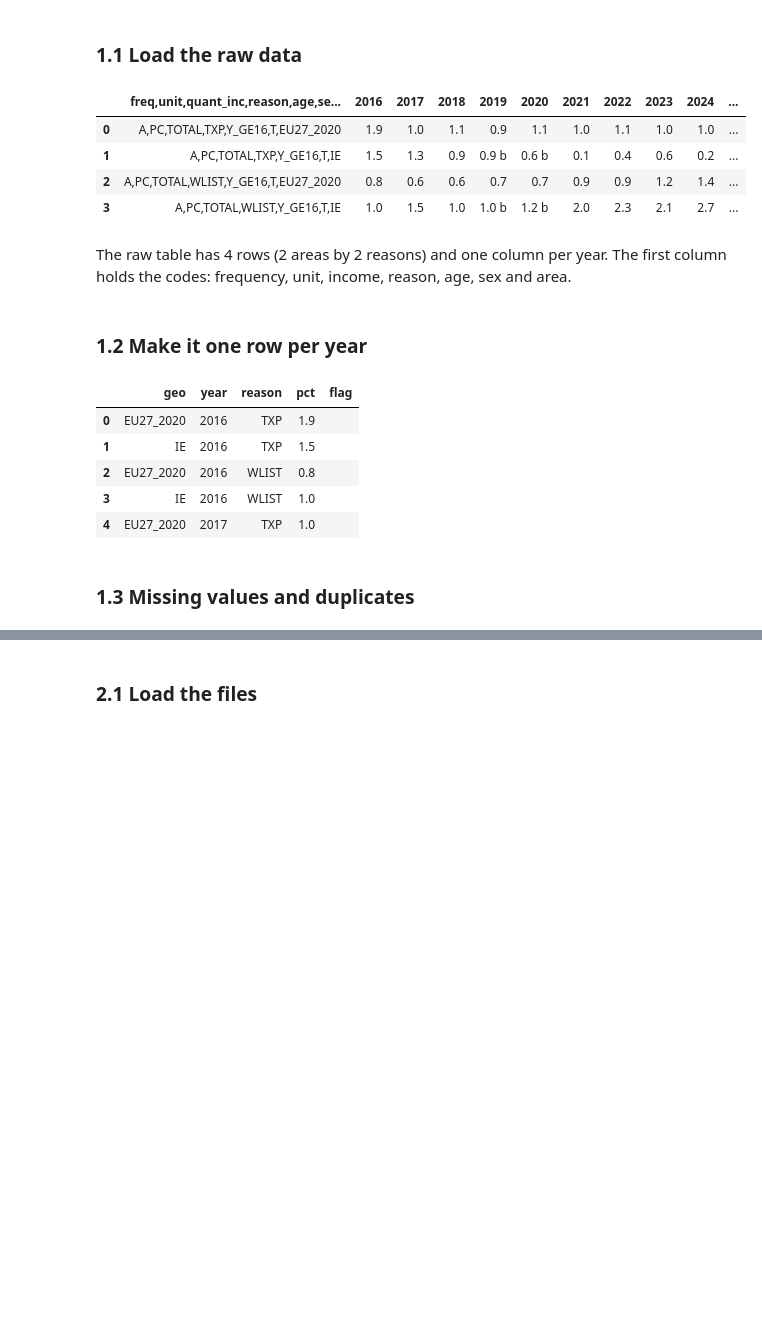
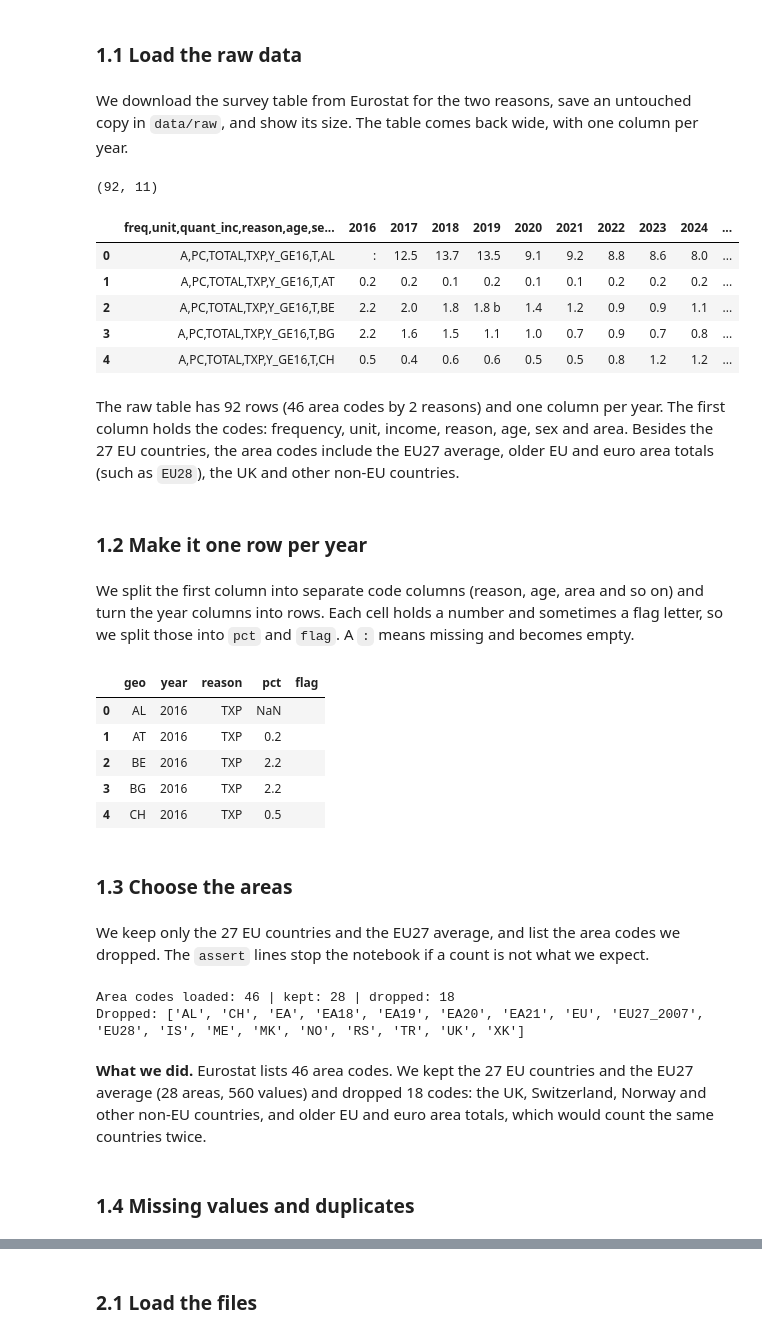
Before and after one commit to Jupiterium/ie-healthcare-access-dataviz, a Jupyter notebook: Data_Audit_Pandas_v4.ipynb, the cells around one changed output, grey strips where cells are left out. Saved outputs shown, nothing was run; the diff lists cells and outputs as text; code cells hidden in the pictures; blank space fills up the shorter version.

```diff
--- a/Data_Audit_Pandas_v4.ipynb
+++ b/Data_Audit_Pandas_v4.ipynb
@@ -65,28 +61,35 @@ Eurostat sends the data wide, with one column per year. A missing value is `:` a
 # %% [markdown]
 ### 1.1 Load the raw data
+# %% [markdown]
+We download the survey table from Eurostat for the two reasons, save an untouched copy in `data/raw`, and show its size. The table comes back wide, with one column per year.
 # %%
 EUROSTAT = "https://ec.europa.eu/eurostat/api/dissemination/sdmx/2.1/data/"
 url = (
     EUROSTAT
-    + "hlth_silc_08/A.PC.TOTAL.TXP+WLIST.Y_GE16.T.IE+EU27_2020?format=TSV&compressed=false&startPeriod=2016&endPeriod=2025"
+    + "hlth_silc_08/A.PC.TOTAL.TXP+WLIST.Y_GE16.T.?format=TSV&compressed=false&startPeriod=2016&endPeriod=2025"
 )
 
 raw = pd.read_csv(url, sep="\t")
 raw.columns = [c.strip() for c in raw.columns]
 raw.to_csv(RAW / "eurostat" / "hlth_silc_08.csv", index=False)  # keep the raw table
 sources.append(("Eurostat hlth_silc_08", url, len(raw)))
 
-raw
+print(raw.shape)
+raw.head()
 # %% [output]
+(92, 11)
 |  | freq,unit,quant_inc,reason,age,se... | 2016 | 2017 | 2018 | 2019 | 2020 | 2021 | 2022 | 2023 | 2024 | ... |
-| 0 | A,PC,TOTAL,TXP,Y_GE16,T,EU27_2020 | 1.9 | 1.0 | 1.1 | 0.9 | 1.1 | 1.0 | 1.1 | 1.0 | 1.0 | ... |
-| 1 | A,PC,TOTAL,TXP,Y_GE16,T,IE | 1.5 | 1.3 | 0.9 | 0.9 b | 0.6 b | 0.1 | 0.4 | 0.6 | 0.2 | ... |
-| 2 | A,PC,TOTAL,WLIST,Y_GE16,T,EU27_2020 | 0.8 | 0.6 | 0.6 | 0.7 | 0.7 | 0.9 | 0.9 | 1.2 | 1.4 | ... |
-| 3 | A,PC,TOTAL,WLIST,Y_GE16,T,IE | 1.0 | 1.5 | 1.0 | 1.0 b | 1.2 b | 2.0 | 2.3 | 2.1 | 2.7 | ... |
+| 0 | A,PC,TOTAL,TXP,Y_GE16,T,AL | : | 12.5 | 13.7 | 13.5 | 9.1 | 9.2 | 8.8 | 8.6 | 8.0 | ... |
+| 1 | A,PC,TOTAL,TXP,Y_GE16,T,AT | 0.2 | 0.2 | 0.1 | 0.2 | 0.1 | 0.1 | 0.2 | 0.2 | 0.2 | ... |
+| 2 | A,PC,TOTAL,TXP,Y_GE16,T,BE | 2.2 | 2.0 | 1.8 | 1.8 b | 1.4 | 1.2 | 0.9 | 0.9 | 1.1 | ... |
+| 3 | A,PC,TOTAL,TXP,Y_GE16,T,BG | 2.2 | 1.6 | 1.5 | 1.1 | 1.0 | 0.7 | 0.9 | 0.7 | 0.8 | ... |
+| 4 | A,PC,TOTAL,TXP,Y_GE16,T,CH | 0.5 | 0.4 | 0.6 | 0.6 | 0.5 | 0.5 | 0.8 | 1.2 | 1.2 | ... |
 # %% [markdown]
-The raw table has 4 rows (2 areas by 2 reasons) and one column per year. The first column holds the codes: frequency, unit, income, reason, age, sex and area.
+The raw table has 92 rows (46 area codes by 2 reasons) and one column per year. The first column holds the codes: frequency, unit, income, reason, age, sex and area. Besides the 27 EU countries, the area codes include the EU27 average, older EU and euro area totals (such as `EU28`), the UK and other non-EU countries.
 # %% [markdown]
 ### 1.2 Make it one row per year
+# %% [markdown]
+We split the first column into separate code columns (reason, age, area and so on) and turn the year columns into rows. Each cell holds a number and sometimes a flag letter, so we split those into `pct` and `flag`. A `:` means missing and becomes empty.
 # %%
 first = raw.columns[0]
 codes = raw[first].str.split(",", expand=True)
@@ -104,10 +107,31 @@ long["year"] = long["year"].astype(int)
 long[["geo", "year", "reason", "pct", "flag"]].head()
 # %% [output]
 |  | geo | year | reason | pct | flag |
-| 0 | EU27_2020 | 2016 | TXP | 1.9 |  |
-| 1 | IE | 2016 | TXP | 1.5 |  |
-| 2 | EU27_2020 | 2016 | WLIST | 0.8 |  |
-| 3 | IE | 2016 | WLIST | 1.0 |  |
-| 4 | EU27_2020 | 2017 | TXP | 1.0 |  |
+| 0 | AL | 2016 | TXP | NaN |  |
+| 1 | AT | 2016 | TXP | 0.2 |  |
+| 2 | BE | 2016 | TXP | 2.2 |  |
+| 3 | BG | 2016 | TXP | 2.2 |  |
+| 4 | CH | 2016 | TXP | 0.5 |  |
+# %% [markdown]
+### 1.3 Choose the areas
+# %% [markdown]
+We keep only the 27 EU countries and the EU27 average, and list the area codes we dropped. The `assert` lines stop the notebook if a count is not what we expect.
+# %%
+EU27 = "AT BE BG HR CY CZ DK EE FI FR DE EL HU IE IT LV LT LU MT NL PL PT RO SK SI ES SE".split()
+kept = long[long["geo"].isin(EU27 + ["EU27_2020"])].copy()  # the 27 EU countries and the EU27 average
+dropped = sorted(set(long["geo"]) - set(kept["geo"]))
+
+print(
+    "Area codes loaded:", long["geo"].nunique(), "| kept:", kept["geo"].nunique(), "| dropped:", len(dropped)
+)
+print("Dropped:", dropped)
+
+assert long["geo"].nunique() == 46 and kept["geo"].nunique() == 28
+assert len(long) == 920 and len(kept) == 560
+# %% [output]
+Area codes loaded: 46 | kept: 28 | dropped: 18
+Dropped: ['AL', 'CH', 'EA', 'EA18', 'EA19', 'EA20', 'EA21', 'EU', 'EU27_2007', 'EU28', 'IS', 'ME', 'MK', 'NO', 'RS', 'TR', 'UK', 'XK']
+# %% [markdown]
+**What we did.** Eurostat lists 46 area codes. We kept the 27 EU countries and the EU27 average (28 areas, 560 values) and dropped 18 codes: the UK, Switzerland, Norway and other non-EU countries, and older EU and euro area totals, which would count the same countries twice.
 # %% [markdown]
-### 1.3 Missing values and duplicates
+### 1.4 Missing values and duplicates
```
Also changed, not shown: parts of 31 cells of this notebook, 11 other files.
